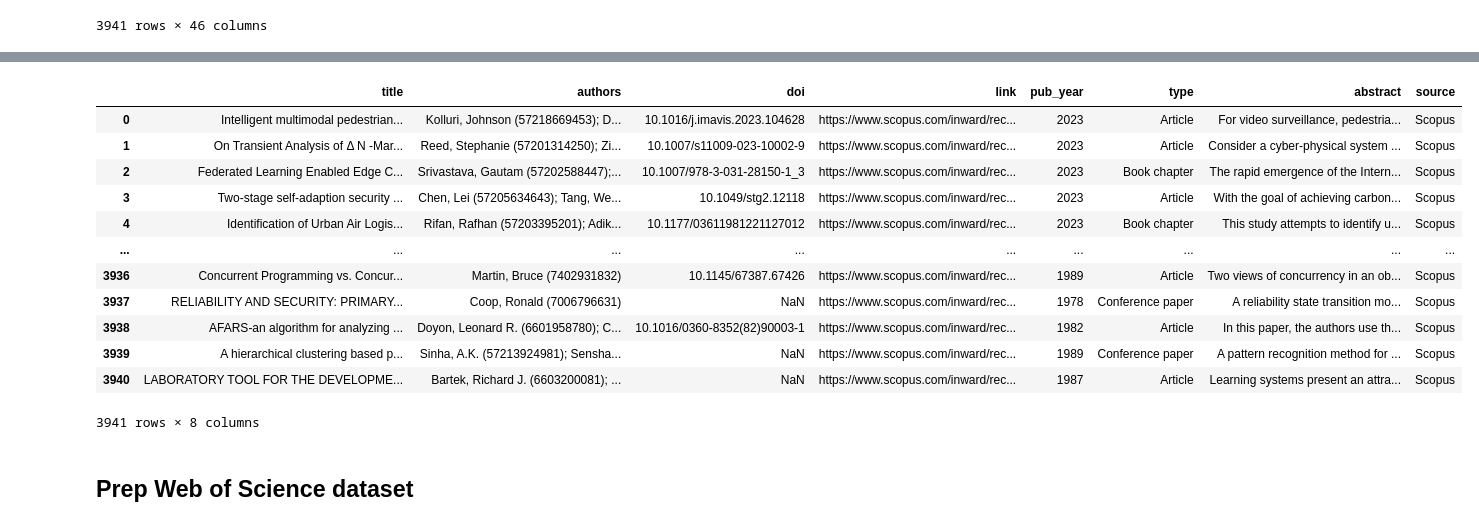
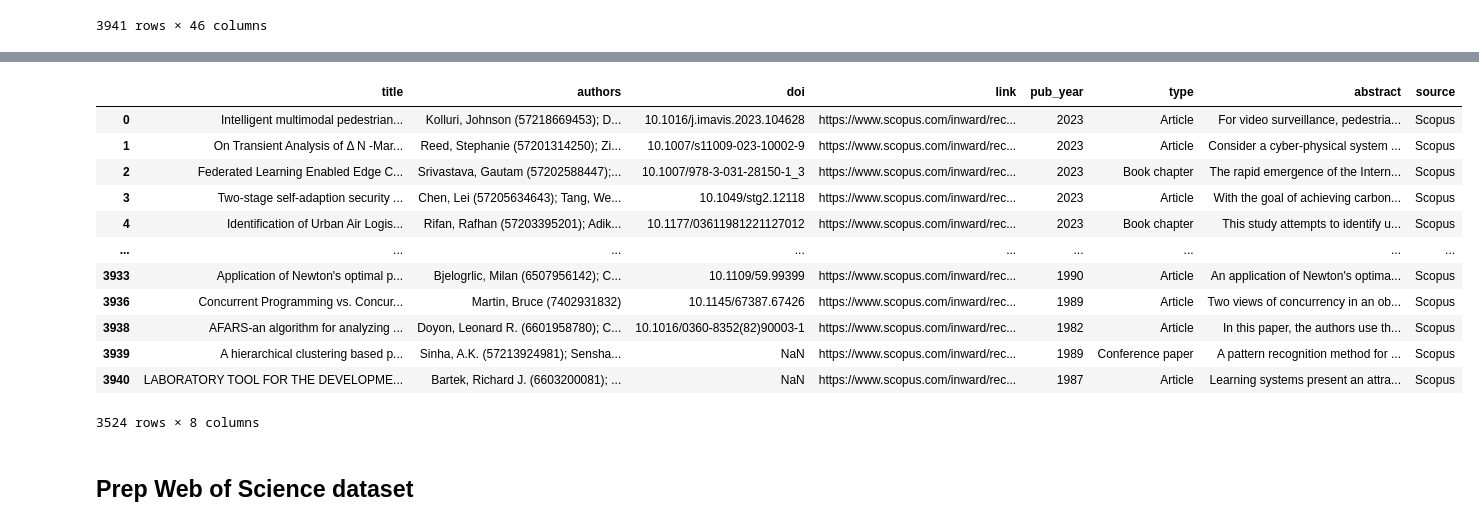
Before and after one commit to mstadler-jku/literature-search-tool-SLR, a Jupyter notebook: src/main/python/at/jku/scsl/main/raw_literature_parser.ipynb, the cells around one changed output, grey strips where cells are left out. Drawn from its saved outputs; the diff is of its cells as text; code cells hidden in the pictures.

```diff
--- a/src/main/python/at/jku/scsl/main/raw_literature_parser.ipynb
+++ b/src/main/python/at/jku/scsl/main/raw_literature_parser.ipynb
@@ -142,27 +159,34 @@ df_scopus
 # %%
 # renaming
 df_scopus_prep = df_scopus.copy()
+
+# drop non-english papers
+df_scopus_prep = df_scopus_prep[df_scopus['Language of Original Document'] == 'English']
+
 df_scopus_prep['source'] = 'Scopus'
 df_scopus_prep = df_scopus_prep.rename(
     columns={'Document Type': 'type', 'Title': 'title', 'DOI': 'doi', 'Year': 'pub_year', 'Link': 'link',
              'Author full names': 'authors', 'Abstract': 'abstract'})
+
+df_scopus_prep = df_scopus_prep[df_scopus_prep.type != 'Conference review']
+
 # select
 df_scopus_prep = df_scopus_prep[['title', 'authors', 'doi', 'link', 'pub_year', 'type', 'abstract', 'source']]
 df_scopus_prep
 # %% [output]
 |  | title | authors | doi | link | pub_year | type | abstract | source |
 | 0 | Intelligent multimodal pedestrian... | Kolluri, Johnson (57218669453); D... | 10.1016/j.imavis.2023.104628 | https://www.scopus.com/inward/rec... | 2023 | Article | For video surveillance, pedestria... | Scopus |
 | 1 | On Transient Analysis of Δ N -Mar... | Reed, Stephanie (57201314250); Zi... | 10.1007/s11009-023-10002-9 | https://www.scopus.com/inward/rec... | 2023 | Article | Consider a cyber-physical system ... | Scopus |
 | 2 | Federated Learning Enabled Edge C... | Srivastava, Gautam (57202588447);... | 10.1007/978-3-031-28150-1_3 | https://www.scopus.com/inward/rec... | 2023 | Book chapter | The rapid emergence of the Intern... | Scopus |
 | 3 | Two-stage self-adaption security ... | Chen, Lei (57205634643); Tang, We... | 10.1049/stg2.12118 | https://www.scopus.com/inward/rec... | 2023 | Article | With the goal of achieving carbon... | Scopus |
 | 4 | Identification of Urban Air Logis... | Rifan, Rafhan (57203395201); Adik... | 10.1177/03611981221127012 | https://www.scopus.com/inward/rec... | 2023 | Book chapter | This study attempts to identify u... | Scopus |
 | ... | ... | ... | ... | ... | ... | ... | ... | ... |
+| 3933 | Application of Newton's optimal p... | Bjelogrlic, Milan (6507956142); C... | 10.1109/59.99399 | https://www.scopus.com/inward/rec... | 1990 | Article | An application of Newton's optima... | Scopus |
 | 3936 | Concurrent Programming vs. Concur... | Martin, Bruce (7402931832) | 10.1145/67387.67426 | https://www.scopus.com/inward/rec... | 1989 | Article | Two views of concurrency in an ob... | Scopus |
-| 3937 | RELIABILITY AND SECURITY: PRIMARY... | Coop, Ronald (7006796631) | NaN | https://www.scopus.com/inward/rec... | 1978 | Conference paper | A reliability state transition mo... | Scopus |
 | 3938 | AFARS-an algorithm for analyzing ... | Doyon, Leonard R. (6601958780); C... | 10.1016/0360-8352(82)90003-1 | https://www.scopus.com/inward/rec... | 1982 | Article | In this paper, the authors use th... | Scopus |
 | 3939 | A hierarchical clustering based p... | Sinha, A.K. (57213924981); Sensha... | NaN | https://www.scopus.com/inward/rec... | 1989 | Conference paper | A pattern recognition method for ... | Scopus |
 | 3940 | LABORATORY TOOL FOR THE DEVELOPME... | Bartek, Richard J. (6603200081); ... | NaN | https://www.scopus.com/inward/rec... | 1987 | Article | Learning systems present an attra... | Scopus |
-3941 rows × 8 columns
+3524 rows × 8 columns
 # %% [markdown]
 ## Prep Web of Science dataset
 # %%
```
Also changed, not shown: parts of 13 cells of this notebook.
